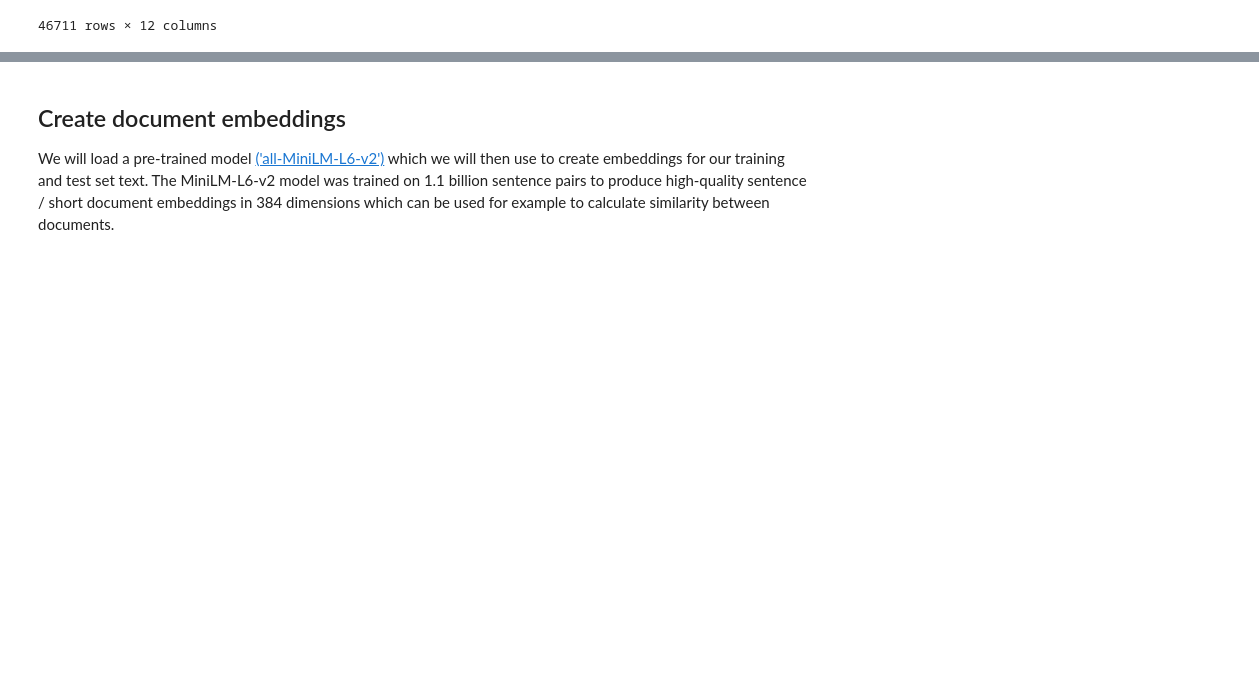
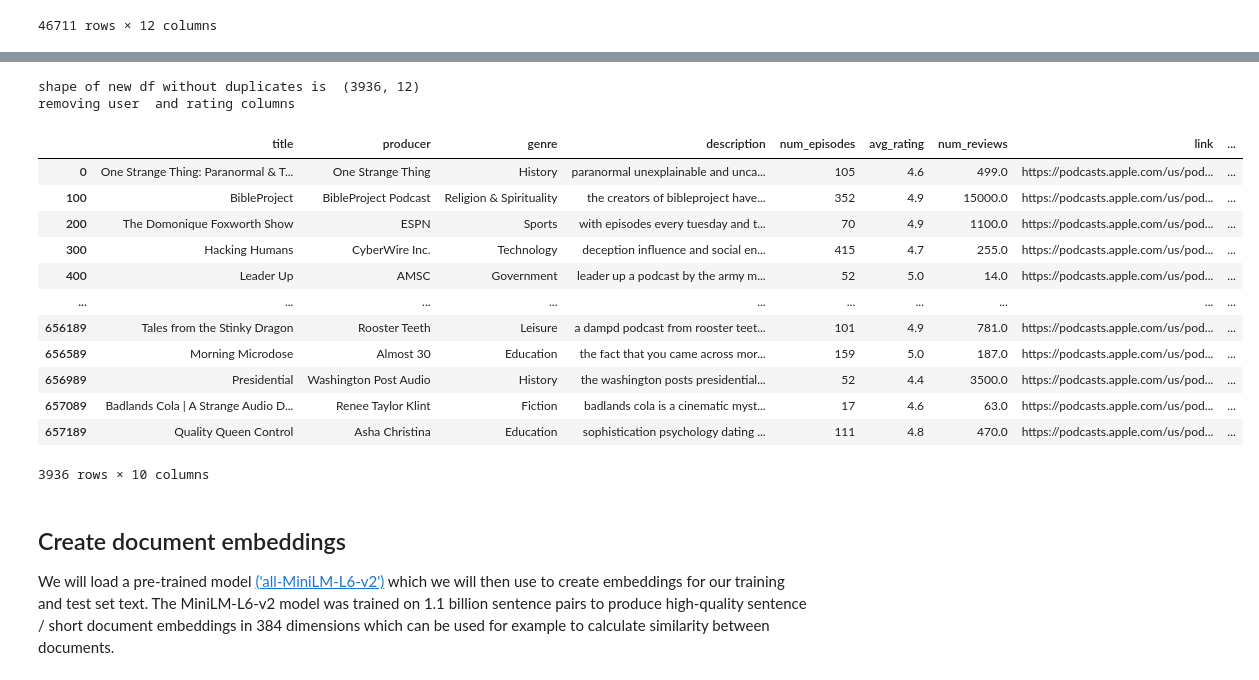
Before and after one commit to mille055/Rec_Project, a Jupyter notebook: notebooks/Get_text_embeddings.ipynb, the cells around one changed output, grey strips where cells are left out. Cells and saved outputs as stored; diff of their text form; code cells hidden in the pictures; blank space fills up the shorter version.

```diff
--- a/notebooks/Get_text_embeddings.ipynb
+++ b/notebooks/Get_text_embeddings.ipynb
@@ -91,6 +89,37 @@ Successfully installed unidecode-1.3.6
+# %%
+### reducing the size of the dataframe prior to processing as do not need user ratings and userid for this
+
+#get rid of duplicates based on itunes_id and the embedding columns first
+  # Drop duplicate rows based on the list of columns
+df1= podcast_df.copy()
+cols_drop_dup = ['itunes_id']
+df_no_dups = df1.drop_duplicates(subset=cols_drop_dup)
+print('shape of new df without duplicates is ', df_no_dups.shape)
+print('removing user  and rating columns')
+df_no_dups.drop(columns=['user', 'rating'], inplace=True)
+# %% [output]
+shape of new df without duplicates is  (3936, 12)
+removing user  and rating columns
 # %%
-podcast_cleaned_df = podcast_df.copy()
+podcast_cleaned_df = df_no_dups.copy()
 podcast_cleaned_df.episode_descriptions = podcast_cleaned_df.episode_descriptions.apply(join_and_clean_text)
+podcast_cleaned_df.description = podcast_cleaned_df.description.apply(clean_text)
+# %%
+podcast_cleaned_df
+# %% [output]
+|  | title | producer | genre | description | num_episodes | avg_rating | num_reviews | link | ... |
+| 0 | One Strange Thing: Paranormal & T... | One Strange Thing | History | paranormal unexplainable and unca... | 105 | 4.6 | 499.0 | https://podcasts.apple.com/us/pod... | ... |
+| 100 | BibleProject | BibleProject Podcast | Religion & Spirituality | the creators of bibleproject have... | 352 | 4.9 | 15000.0 | https://podcasts.apple.com/us/pod... | ... |
+| 200 | The Domonique Foxworth Show | ESPN | Sports | with episodes every tuesday and t... | 70 | 4.9 | 1100.0 | https://podcasts.apple.com/us/pod... | ... |
+| 300 | Hacking Humans | CyberWire Inc. | Technology | deception influence and social en... | 415 | 4.7 | 255.0 | https://podcasts.apple.com/us/pod... | ... |
+| 400 | Leader Up | AMSC | Government | leader up a podcast by the army m... | 52 | 5.0 | 14.0 | https://podcasts.apple.com/us/pod... | ... |
+| ... | ... | ... | ... | ... | ... | ... | ... | ... | ... |
+| 656189 | Tales from the Stinky Dragon | Rooster Teeth | Leisure | a dampd podcast from rooster teet... | 101 | 4.9 | 781.0 | https://podcasts.apple.com/us/pod... | ... |
+| 656589 | Morning Microdose | Almost 30 | Education | the fact that you came across mor... | 159 | 5.0 | 187.0 | https://podcasts.apple.com/us/pod... | ... |
+| 656989 | Presidential | Washington Post Audio | History | the washington posts presidential... | 52 | 4.4 | 3500.0 | https://podcasts.apple.com/us/pod... | ... |
+| 657089 | Badlands Cola | A Strange Audio D... | Renee Taylor Klint | Fiction | badlands cola is a cinematic myst... | 17 | 4.6 | 63.0 | https://podcasts.apple.com/us/pod... | ... |
+| 657189 | Quality Queen Control | Asha Christina | Education | sophistication psychology dating ... | 111 | 4.8 | 470.0 | https://podcasts.apple.com/us/pod... | ... |
+3936 rows × 10 columns
 # %%
 podcast_cleaned_df.to_pickle('cleaned_df.pkl')
 # %% [markdown]
```
Also changed, not shown: parts of 16 cells of this notebook.
